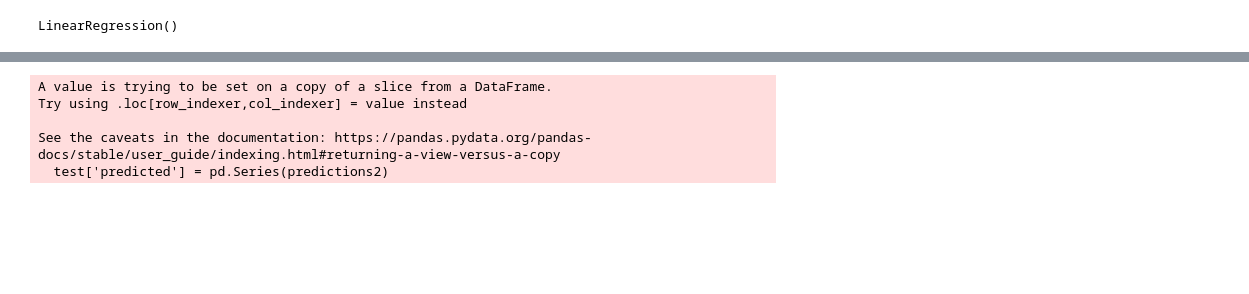
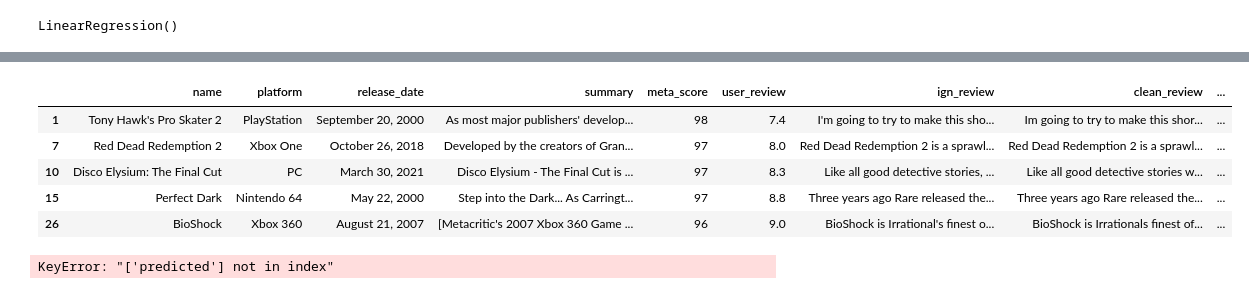
Before and after one commit to louischristner/CAU-big-data-project, a Jupyter notebook: Preprocessing.ipynb, the cells around one changed output, grey strips where cells are left out. Drawn from its saved outputs; the diff is of its cells as text; code cells hidden in the pictures; blank space fills up the shorter version.

Commit message:
Fixing final prediction values

```diff
--- a/Preprocessing.ipynb
+++ b/Preprocessing.ipynb
@@ -293,13 +293,26 @@ print(lr2.score(X2_test, y2_test))
-# %%
-test['predicted'] = pd.Series(predictions2)
-
-test.head(50)
-# %% [output]
-A value is trying to be set on a copy of a slice from a DataFrame.
-Try using .loc[row_indexer,col_indexer] = value instead
-
-See the caveats in the documentation: https://pandas.pydata.org/pandas-docs/stable/user_guide/indexing.html#returning-a-view-versus-a-copy
-  test['predicted'] = pd.Series(predictions2)
+# %%
+test2 = test2.assign(predicted=pd.Series(predictions2).values)
+
+#test['predicted'] = pd.Series(predictions2)
+
+#print(test['predicted'].size)
+#print(predictions2.size)
+
+#pd.DataFrame(predictions2).to_csv("nparray.csv", header=None)
+
+test2.drop('e', axis=1)
+
+
+test2.head()
+# %% [output]
+|  | name | platform | release_date | summary | meta_score | user_review | ign_review | clean_review | ... |
+| 1 | Tony Hawk's Pro Skater 2 | PlayStation | September 20, 2000 | As most major publishers' develop... | 98 | 7.4 | I'm going to try to make this sho... | Im going to try to make this shor... | ... |
+| 7 | Red Dead Redemption 2 | Xbox One | October 26, 2018 | Developed by the creators of Gran... | 97 | 8.0 | Red Dead Redemption 2 is a sprawl... | Red Dead Redemption 2 is a sprawl... | ... |
+| 10 | Disco Elysium: The Final Cut | PC | March 30, 2021 | Disco Elysium - The Final Cut is ... | 97 | 8.3 | Like all good detective stories, ... | Like all good detective stories w... | ... |
+| 15 | Perfect Dark | Nintendo 64 | May 22, 2000 | Step into the Dark... As Carringt... | 97 | 8.8 | Three years ago Rare released the... | Three years ago Rare released the... | ... |
+| 26 | BioShock | Xbox 360 | August 21, 2007 | [Metacritic's 2007 Xbox 360 Game ... | 96 | 9.0 | BioShock is Irrational's finest o... | BioShock is Irrationals finest of... | ... |
 # %%
-test.to_csv('predicted_user_review.csv')
-test[['name', 'platform', 'release_date', 'meta_score', 'user_review', 'predicted']].to_csv('predicted_user_review2.csv')
+test2.to_csv('predicted_user_review.csv')
+test2[['name', 'platform', 'release_date', 'meta_score', 'user_review', 'predicted']].to_csv('predicted_user_review2.csv')
+# %% [output]
+KeyError: "['predicted'] not in index"
```
Also changed, not shown: parts of 8 cells of this notebook.
